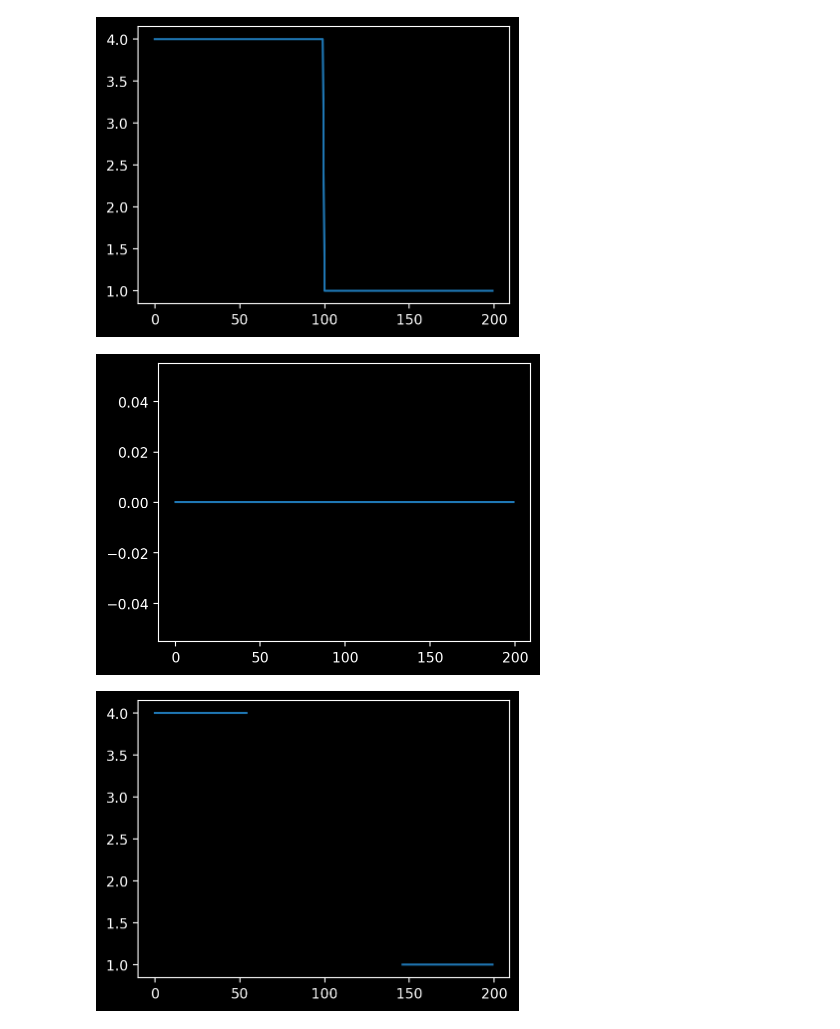
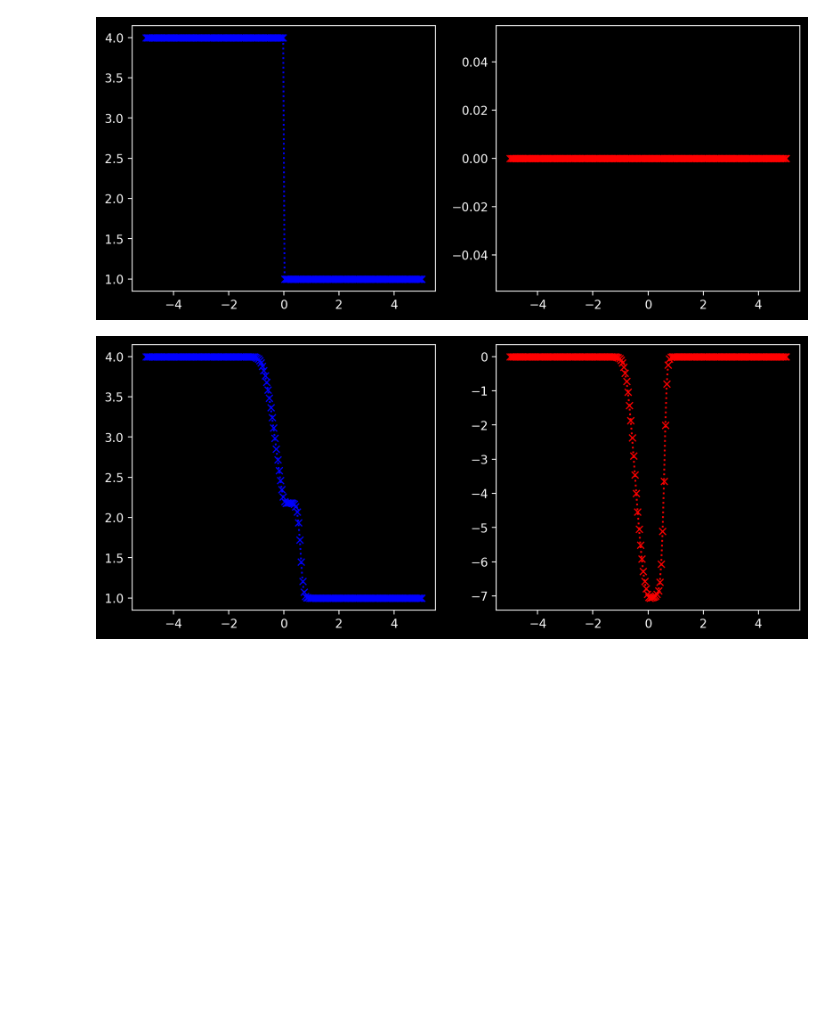
Before and after one commit to honzapulpan/fav-SNM2, a Jupyter notebook: notebooks/honza-test.ipynb, the cells around one changed output. Drawn from its saved outputs; the diff is of its cells as text; code cells hidden in the pictures; blank space fills up the shorter version.

```diff
--- a/notebooks/honza-test.ipynb
+++ b/notebooks/honza-test.ipynb
@@ -1,6 +1,7 @@
 # %%
 import numpy as np
 import matplotlib.pyplot as plt
+plt.rcParams["figure.figsize"] = (10,4)
 # %%
 # Roe z Clawpacku
 num_eqn = 2
@@ -134,45 +135,51 @@ grav = 9.81
 
 # domain
 N = 200
+Nt = 100
 dx = 0.05
 dt = 0.001
 dtdx = dt/dx
+
+x_start = -N/2*dx #-5.
+x = np.linspace(x_start, x_start + dx*N, N)
+
 
 # initial conditions
 # q = [h, hu]
 # POZOR, MUSI BYT CELOU DOBU KLADNA A TO I PO PROHNANI RESICEM
 q_state = np.zeros([2,N])
 q_state[0,0:int(N/2)] = 4
 q_state[0,int(N/2):] = 1
 #q_state[0,:] = .1 * np.sin(np.linspace(0,4*np.pi,N)) +1
 
 
 # problem_data
 problem_data = {'grav' : grav,
                'efix' : False}
 aux_l, aux_r = 0, 0
 
-plt.plot(q_state[0,:])
-plt.show()
-plt.plot(q_state[1,:])
+plt.subplot(1, 2, 1)
+plt.plot(x, q_state[0,:], 'bx:')
+plt.subplot(1, 2, 2)
+plt.plot(x, q_state[1,:], 'rx:')
 plt.show()
 
 # run Roe solver
-for i in range(50):
-    q_l = q_state[:,:-1]
-    q_r = q_state[:,1:]
+for i in range(Nt):
+    q_r = q_state[:,:-1]
+    q_l = q_state[:,1:]
 
     #wave, s, amdq, apdq = shallow_roe_1D(q_l, q_r, aux_l, aux_r, problem_data)
     wave, s, amdq, apdq = shallow_hll_1D(q_l, q_r, aux_l, aux_r, problem_data)
 
     q_state[:,:-1] = q_state[:,:-1] - dtdx * apdq
     q_state[:,1:] = q_state[:,1:] - dtdx * amdq
 
-plt.plot(q_state[0,:])
+plt.subplot(1, 2, 1)
+plt.plot(x, q_state[0,:], 'bx:')
+plt.subplot(1, 2, 2)
+plt.plot(x, q_state[1,:], 'rx:')
 plt.show()
-plt.plot(q_state[1,:])
-plt.show()
 # %% [output]
-[figure, old version]
+[figure, new version]
-[figure, old version]
+[figure, new version]
-[figure, removed]
```
Also changed, not shown: parts of 3 cells of this notebook, 1 other file.
